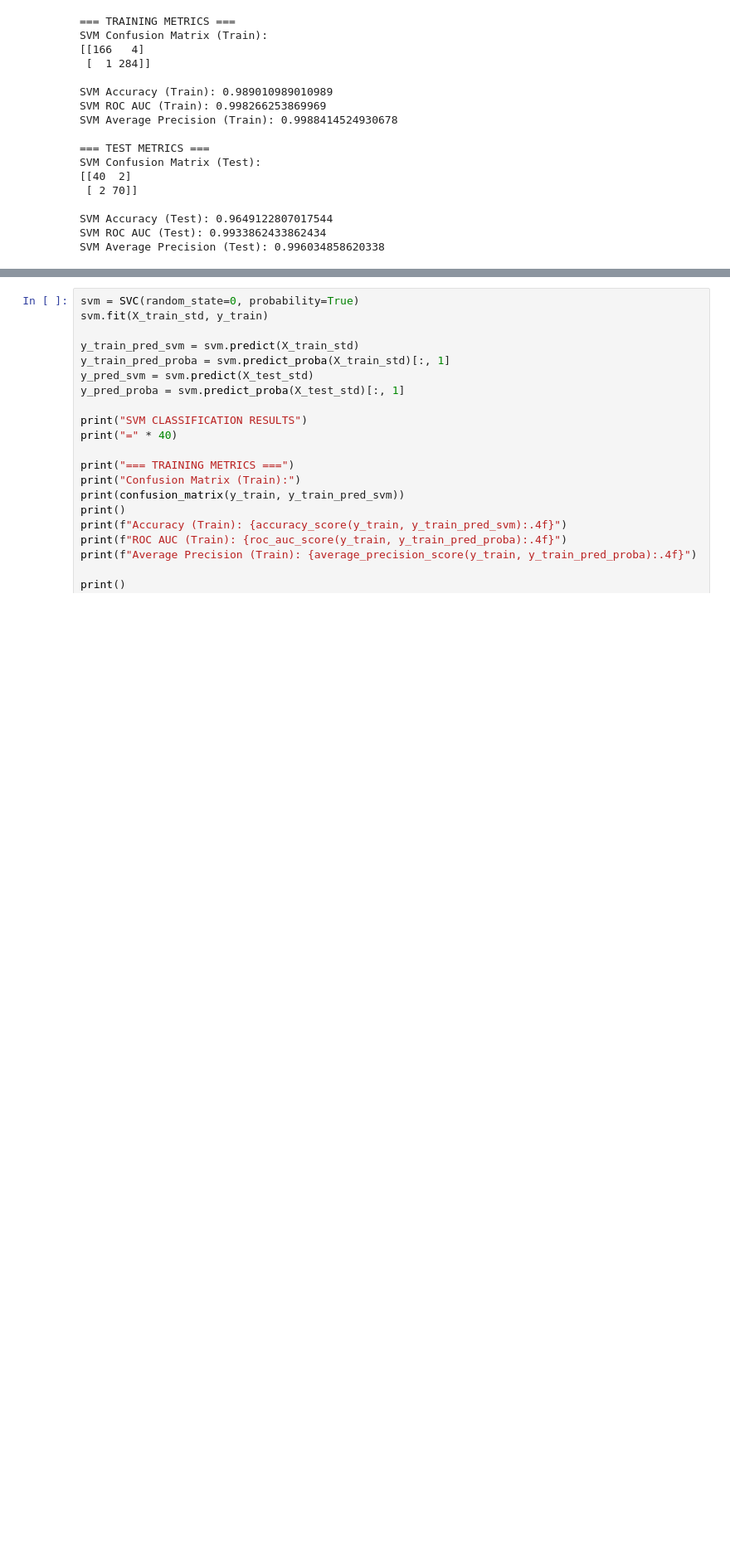
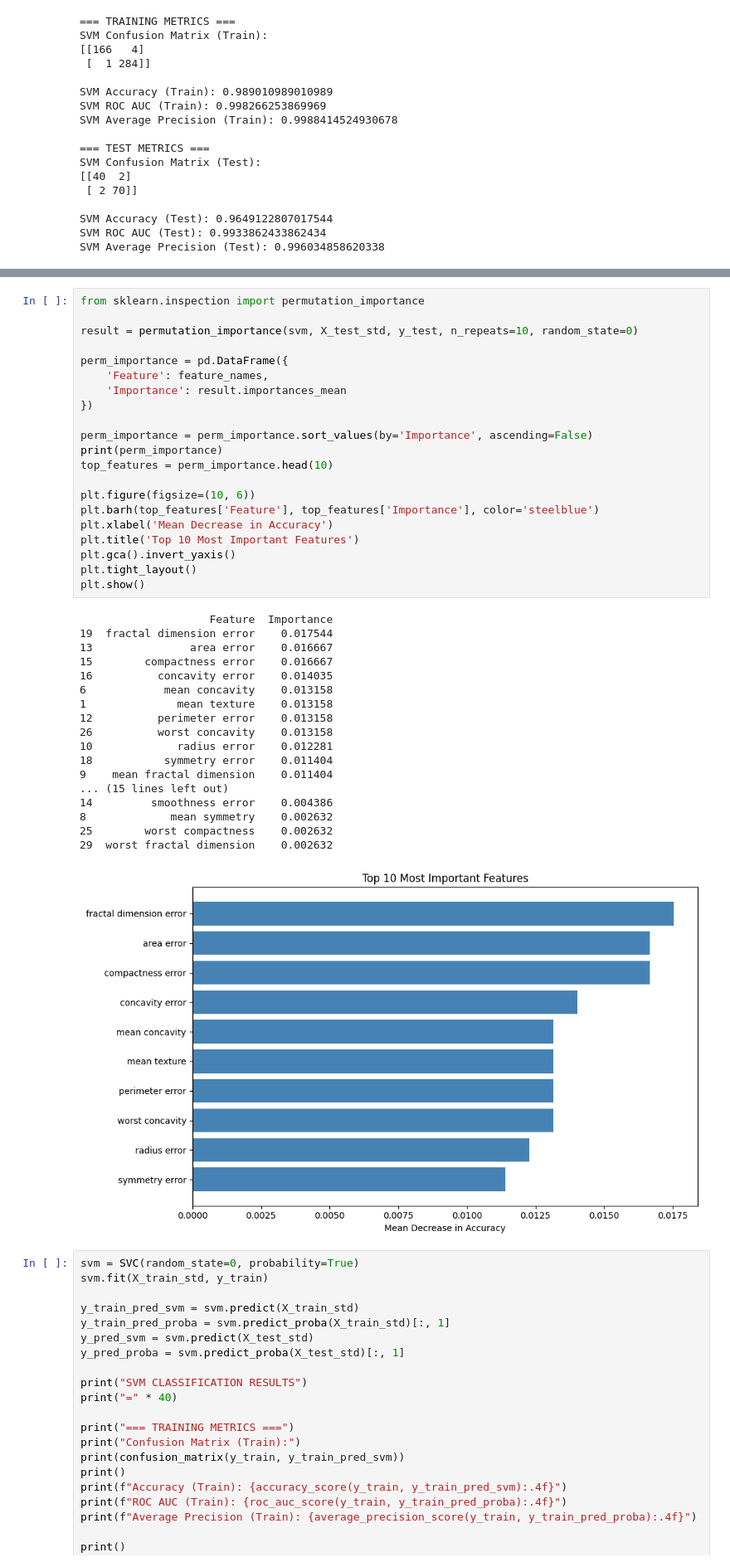
Before and after one commit to brodyanderson/math-6880-Project1, a Jupyter notebook: project1.ipynb, the cells around one changed output, grey strips where cells are left out. Shown at 83% size. Saved outputs shown, nothing was run; the diff lists cells and outputs as text; blank space fills up the shorter version.

```diff
--- a/project1.ipynb
+++ b/project1.ipynb
@@ -821,3 +769,43 @@ mean smoothness          :  -0.0188
+# %%
+from sklearn.inspection import permutation_importance
+
+result = permutation_importance(svm, X_test_std, y_test, n_repeats=10, random_state=0)
+
+perm_importance = pd.DataFrame({
+    'Feature': feature_names,
+    'Importance': result.importances_mean
+})
+
+perm_importance = perm_importance.sort_values(by='Importance', ascending=False)
+print(perm_importance)
+top_features = perm_importance.head(10)
+
+plt.figure(figsize=(10, 6))
+plt.barh(top_features['Feature'], top_features['Importance'], color='steelblue')
+plt.xlabel('Mean Decrease in Accuracy')
+plt.title('Top 10 Most Important Features')
+plt.gca().invert_yaxis()
+plt.tight_layout()
+plt.show()
+# %% [output]
+                    Feature  Importance
+19  fractal dimension error    0.017544
+13               area error    0.016667
+15        compactness error    0.016667
+16          concavity error    0.014035
+6            mean concavity    0.013158
+1              mean texture    0.013158
+12          perimeter error    0.013158
+26          worst concavity    0.013158
+10             radius error    0.012281
+18           symmetry error    0.011404
+9    mean fractal dimension    0.011404
+... (15 lines left out)
+14         smoothness error    0.004386
+8             mean symmetry    0.002632
+25        worst compactness    0.002632
+29  worst fractal dimension    0.002632
+[figure, added]
 # %%
 svm = SVC(random_state=0, probability=True)
 svm.fit(X_train_std, y_train)
```
Also changed, not shown: parts of 1 cell of this notebook.
